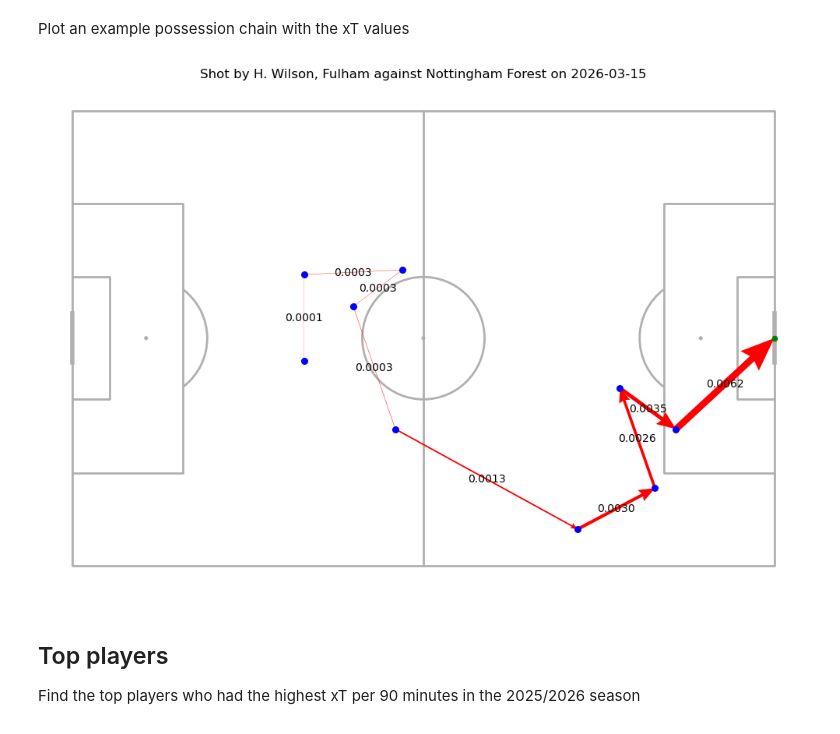
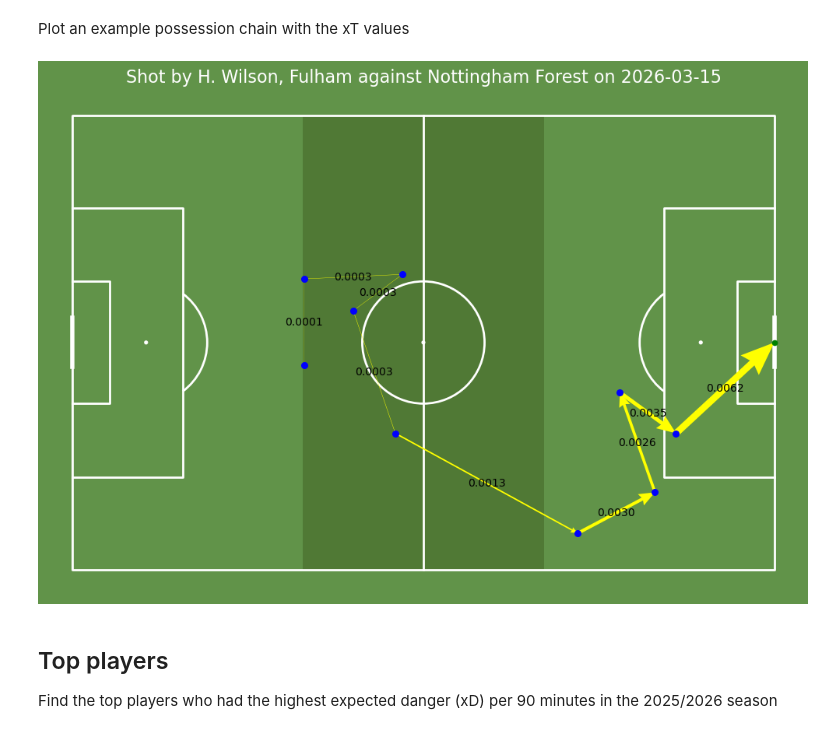
Before and after one commit to MattLowrie/soccermaticspro, a Jupyter notebook: project2/mattlowrie_project2_epl.ipynb, the cells around one changed output. Drawn from its saved outputs; the diff is of its cells as text; code cells hidden in the pictures.

Commit message:
Add new charts and plots

```diff
--- a/project2/mattlowrie_project2_epl.ipynb
+++ b/project2/mattlowrie_project2_epl.ipynb
@@ -166,7 +166,8 @@ possession_events_pl = events_pl.filter(
 ).with_columns(
   # Create a temp column that identifies when there are consecutive events where the team is not the possession team
   # (i.e. opponent has 2 or more consecutive events in the same possession)
-  (pl.col('temp_notPossessionTeam') & pl.col('temp_notPossessionTeam').shift(-1).over('matchId', 'possessionId')).alias('temp_opponentConsecutivePossession')
+  (pl.col('temp_notPossessionTeam') &
+   pl.col('temp_notPossessionTeam').shift(-1).over('matchId', 'possessionId')).alias('temp_opponentConsecutivePossession')
 ).with_columns(
   # Create a temp column that identifies possessions that have any opponent consecutive possession events
   pl.col('temp_opponentConsecutivePossession').any().over(['matchId', 'possessionId']).alias('temp_removeEvent')
@@ -530,40 +531,46 @@ possession_rows = abxt_pl.filter(
   (pl.col('possessionId') == poss_id)
 )
 
-xt_pitch = Pitch(pitch_type='custom', pitch_length=PITCH_X_M, pitch_width=PITCH_Y_M)
+# xt_pitch = Pitch(pitch_type='custom', pitch_length=PITCH_X_M, pitch_width=PITCH_Y_M)
+xt_pitch = Pitch(pitch_type='custom', pitch_length=PITCH_X_M, pitch_width=PITCH_Y_M,
+                 pitch_color='#619349', line_color='white', shade_middle=True, shade_color="#507935")
 fig, ax = xt_pitch.draw(figsize=(10, 7))
 
 for row in possession_rows.iter_rows(named=True):
   start_x = row['startXMeters']
   start_y = row['startYMeters']
   end_x = row['endXMeters']
   end_y = row['endYMeters']
   xt_pitch.arrows(
     start_x, start_y, end_x, end_y,
     width=(2 * row['actionBasedxT'] * 500),
-    headwidth=4, headlength=5, color='red', ax=ax
+    headwidth=4, headlength=5, color='yellow', ax=ax
   )
   mid_x = (start_x + end_x) / 2
   mid_y = (start_y + end_y) / 2
   ax.text(
     mid_x,
     mid_y,
     f'{row['actionBasedxT']:.4f}',
     color='black',
     fontsize=10,
     ha='center',
     va='center',
     zorder=4,
   )
   ax.scatter([row['startXMeters']], [row['startYMeters']], color='blue', s=30, zorder=3)
   ax.scatter([row['endXMeters']], [row['endYMeters']], color='green', s=20, zorder=3)
 
 shot_event = possession_rows[-1]
-ax.set_title(f'Shot by {shot_event[0, "player"]["name"]}, {shot_event[0, "possessionTeamName"]} against {shot_event[0, "opponentTeam"]["name"]} on {shot_event[0, "matchTs"].date()}')
+ax.set_title(
+  f'Shot by {shot_event[0, "player"]["name"]}, {shot_event[0, "possessionTeamName"]} against {shot_event[0, "opponentTeam"]["name"]} on {shot_event[0, "matchTs"].date()}',
+  color='white', fontsize=16
+)
+fig.patch.set_facecolor('#619349')
 plt.show()
 # %% [output]
-[figure, old version]
+[figure, new version]
 # %% [markdown]
 ## Top players
-Find the top players who had the highest xT per 90 minutes in the 2025/2026 season
+Find the top players who had the highest expected danger (xD) per 90 minutes in the 2025/2026 season
 # %%
```
Also changed, not shown: parts of 15 cells of this notebook, 1 other file.
